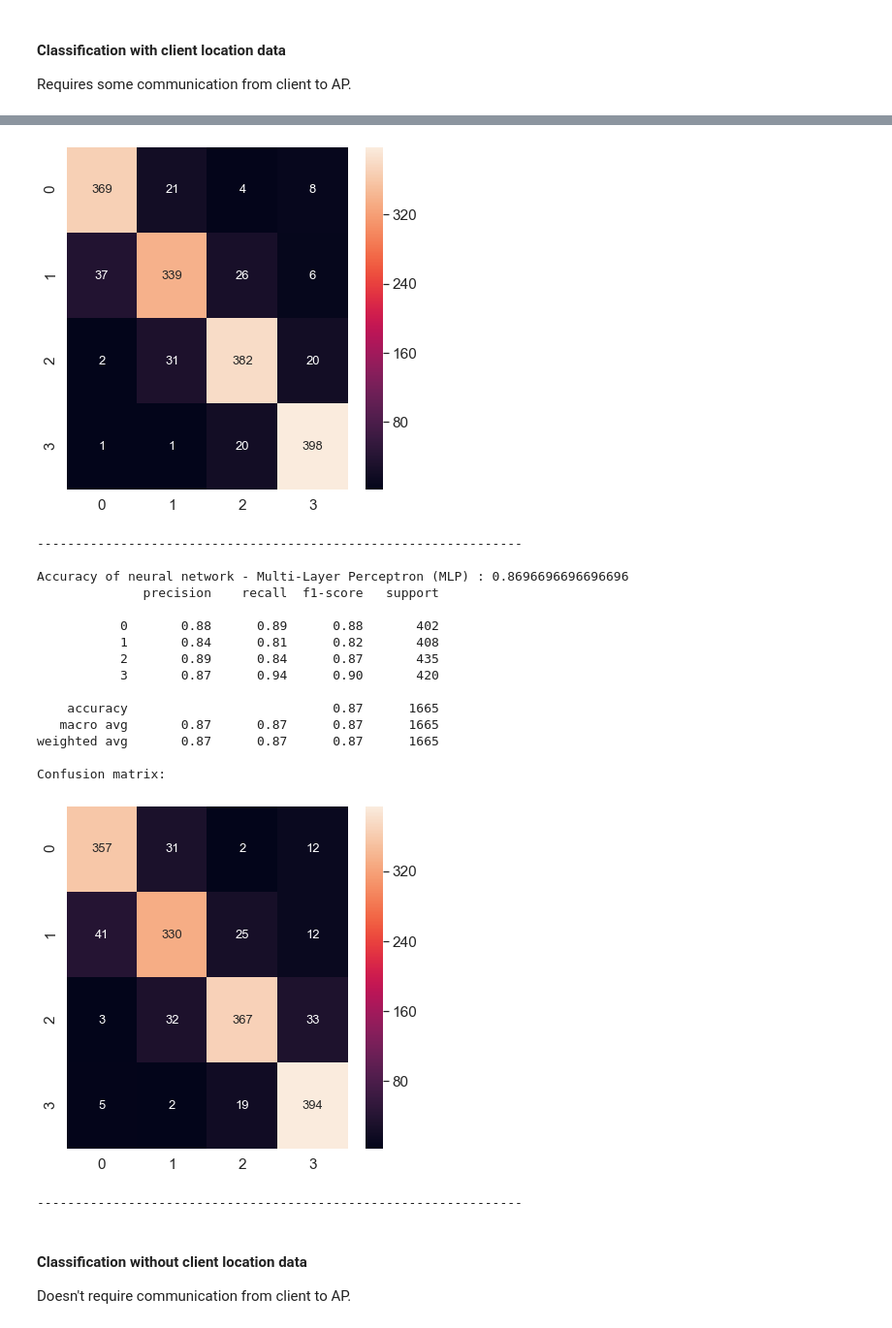
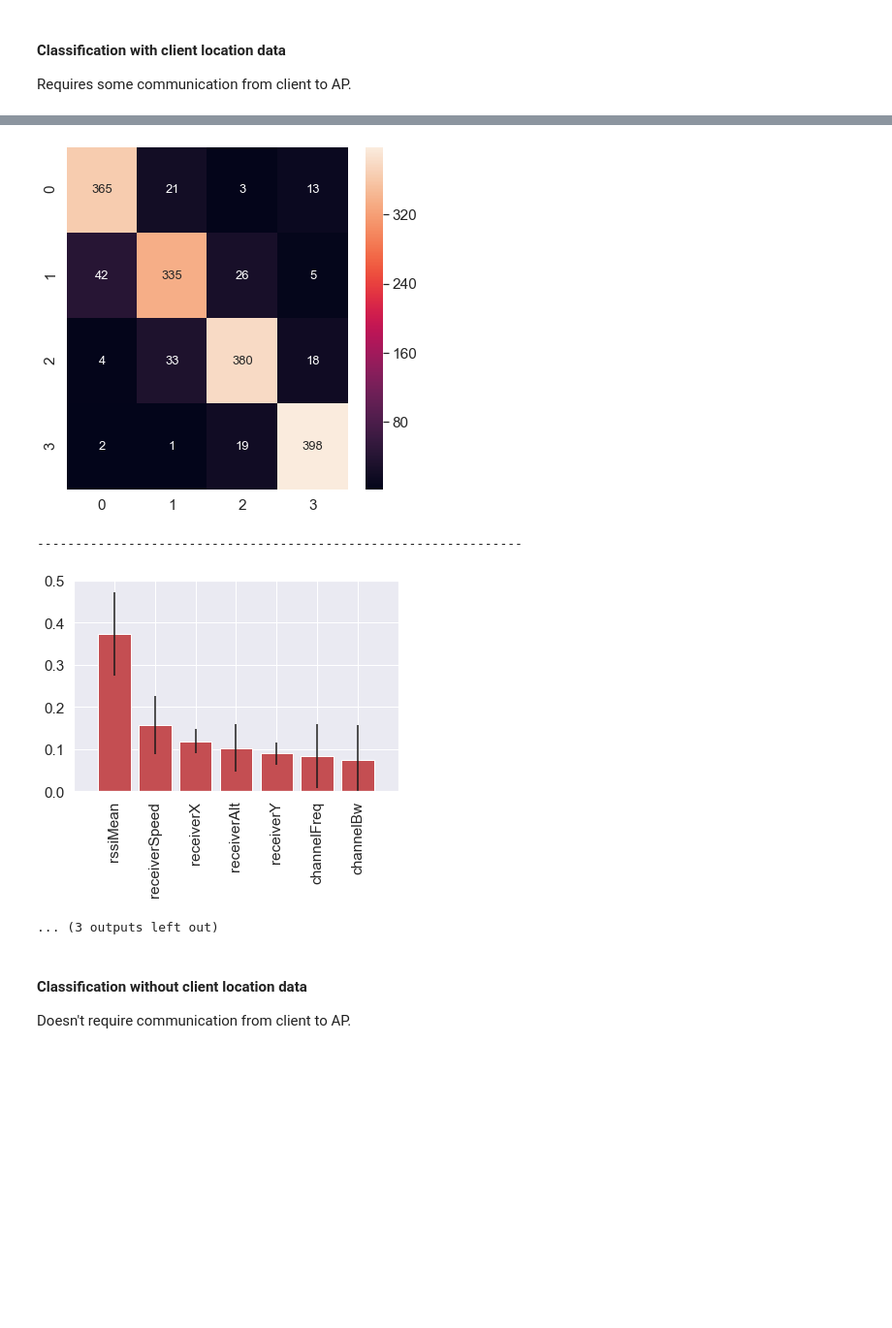
Before and after one commit to adamiaonr/wifi-vehicles, a Jupyter notebook: throughput-estimation/empirical-approach/empirical-approach-analysis.ipynb, the cells around one changed output, grey strips where cells are left out. Shown at 97% size. Saved outputs shown, nothing was run; the diff lists cells and outputs as text; code cells hidden in the pictures; blank space fills up the shorter version.

Commit message:
Added feature importance plot for random forest classifier.

```diff
--- a/throughput-estimation/empirical-approach/empirical-approach-analysis.ipynb
+++ b/throughput-estimation/empirical-approach/empirical-approach-analysis.ipynb
@@ -170,6 +170,7 @@ from sklearn.neural_network import MLPClassifier
 from sklearn.metrics import accuracy_score, classification_report, confusion_matrix
 import seaborn as sn
 import matplotlib.pyplot as plt
+import numpy
 
 def printSeparator():
   print('----------------------------------------------------------------\n')
@@ -183,7 +184,23 @@ def evalClfPerf(clfName, yTest, yPred):
   cmat = confusion_matrix(yTest, yPred)
   plt.figure(figsize=(6.5, 6.5)) # new figure
   sn.set(font_scale=1.4) #for label size
-  sn.heatmap(cmat, annot=True, annot_kws={"size": 13}, fmt='g')# font size
+  sn.heatmap(cmat, annot=True, annot_kws={"size": 13}, fmt='g') # font size
+  plt.show()
+
+def plotRfFeatImp(x, featNameList, clfRf):
+  """
+    Plot feature importance over feature data frame x for a random forest classifier clfRf.
+  """
+  std = numpy.std([tree.feature_importances_ for tree in clfRf.estimators_], axis=0)
+  indices = numpy.argsort(clfRf.feature_importances_)[::-1]
+
+  plt.figure()
+
+  ax = plt.bar(range(x.shape[1]), clfRf.feature_importances_[indices], yerr=std[indices], \
+          align="center", color="r")
+  plt.xticks(range(x.shape[1]), [featNameList[i] for i in indices], rotation = 90)
+  plt.xlim([-1, x.shape[1]])
+  plt.ylim([0, 0.5])
   plt.show()
 
 def runClassifier(clf, clfName, xTrain, yTrain, xTest, yTest):
@@ -214,6 +231,7 @@ def runClassifiersInner(df, targetName, scaler=None, nquantiles=4):
   #  split dataset into training and test
   x = df.drop(targetName, axis=1) # x contains all the features
   y = df[targetName] # y contains only the label
+  featNameList = list(x.columns)
 
   # scaling, see: https://towardsdatascience.com/scale-standardize-or-normalize-with-scikit-learn-6ccc7d176a02
   if scaler:
@@ -246,6 +264,7 @@ def runClassifiersInner(df, targetName, scaler=None, nquantiles=4):
   # random forest
   clfRf = RandomForestClassifier(n_estimators=100, random_state=1)
   runClassifier(clfRf, "random forest", xTrain, yTrain, xTest, yTest)
+  plotRfFeatImp(x, featNameList, clfRf)
 
   # neural network (Multi Layer Perceptron w/ backpropagation)
   clfMlp = MLPClassifier(solver='lbfgs', random_state=1, max_iter=1000)
@@ -273,8 +292,9 @@ def runClassifiersOuterOg(df, featuresToDrop):
 Requires some communication from client to AP.
 # %%
 runClassifiersOuterOg(df=dataset,
-                      featuresToDrop=['senderId', 'receiverId', 'receiverDist', 'channelUtil', \
-                                      'nBytesReceived'])
+                      featuresToDrop=['systime', 'isInLap', 'isIperfOn', \
+                                      'senderId', 'receiverId', 'receiverDist', \
+                                      'channelUtil', 'nBytesReceived'])
 # %% [output]
 Discretizing dataRateMean into 4 quantiles, yielding bins:
  [Interval(-0.001, 8.625, closed='right')
@@ -356,28 +376,14 @@ Accuracy of random forest : 0.8936936936936937
            3       0.92      0.95      0.93       420
 
     accuracy                           0.89      1665
    macro avg       0.89      0.89      0.89      1665
 weighted avg       0.89      0.89      0.89      1665
 
 Confusion matrix:
-[figure, old version]
+[figure, new version]
 ----------------------------------------------------------------
-
-Accuracy of neural network - Multi-Layer Perceptron (MLP) : 0.8696696696696696
-              precision    recall  f1-score   support
-
-           0       0.88      0.89      0.88       402
-           1       0.84      0.81      0.82       408
-           2       0.89      0.84      0.87       435
-           3       0.87      0.94      0.90       420
-
-    accuracy                           0.87      1665
-   macro avg       0.87      0.87      0.87      1665
-weighted avg       0.87      0.87      0.87      1665
-
-Confusion matrix:
-[figure, old version]
+[figure, new version]
-----------------------------------------------------------------
+... (3 outputs left out)
 # %% [markdown]
 #### Classification without client location data
 Doesn't require communication from client to AP.
```
Also changed, not shown: parts of 5 cells of this notebook.
